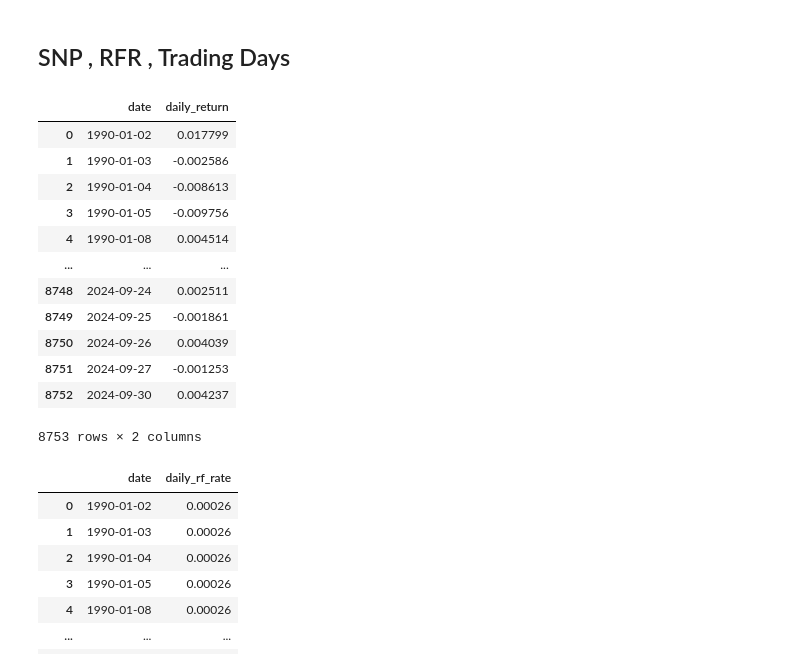
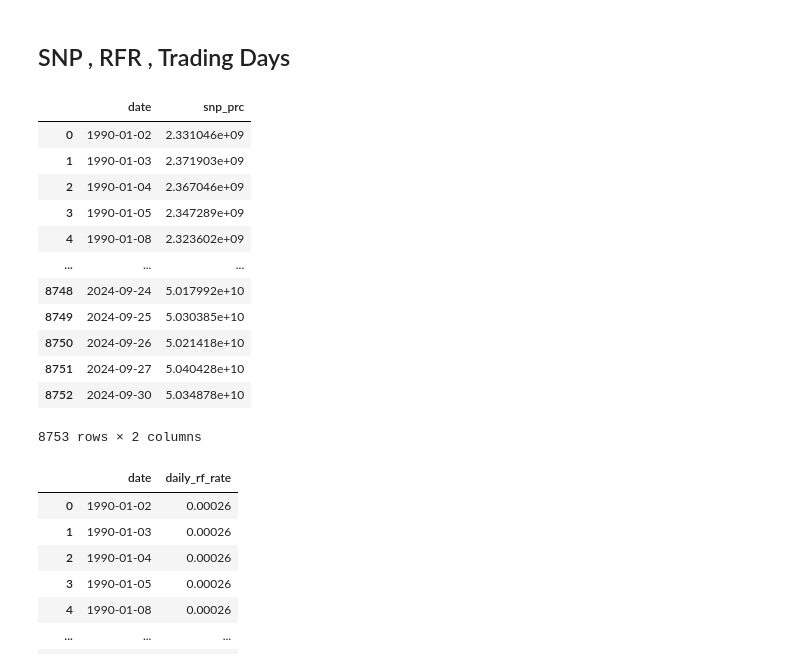
Before and after one commit to veervohra03/CashHedged, a Jupyter notebook: Veer-Base.ipynb, the cells around one changed output. Saved outputs shown, nothing was run; the diff lists cells and outputs as text; code cells hidden in the pictures.

```diff
--- a/Veer-Base.ipynb
+++ b/Veer-Base.ipynb
@@ -20,31 +25,32 @@ query_start_date = '1990-01-01'
 # %%
 sp500_data = conn.raw_sql(f"""
 SELECT
     caldt AS date,
-    sprtrn AS daily_return -- Equal-Weighted Return (includes distributions) (ewretd)
+    usdval AS snp_prc
 FROM
     crspq.dsp500
 WHERE
     caldt >= '{query_start_date}'
 ORDER BY
     caldt;
 """)
+
 sp500_data['date'] = pd.to_datetime(sp500_data['date'])
 
 sp500_data
 # %% [output]
-|  | date | daily_return |
-| 0 | 1990-01-02 | 0.017799 |
-| 1 | 1990-01-03 | -0.002586 |
-| 2 | 1990-01-04 | -0.008613 |
-| 3 | 1990-01-05 | -0.009756 |
-| 4 | 1990-01-08 | 0.004514 |
+|  | date | snp_prc |
+| 0 | 1990-01-02 | 2.331046e+09 |
+| 1 | 1990-01-03 | 2.371903e+09 |
+| 2 | 1990-01-04 | 2.367046e+09 |
+| 3 | 1990-01-05 | 2.347289e+09 |
+| 4 | 1990-01-08 | 2.323602e+09 |
 | ... | ... | ... |
-| 8748 | 2024-09-24 | 0.002511 |
-| 8749 | 2024-09-25 | -0.001861 |
-| 8750 | 2024-09-26 | 0.004039 |
-| 8751 | 2024-09-27 | -0.001253 |
-| 8752 | 2024-09-30 | 0.004237 |
+| 8748 | 2024-09-24 | 5.017992e+10 |
+| 8749 | 2024-09-25 | 5.030385e+10 |
+| 8750 | 2024-09-26 | 5.021418e+10 |
+| 8751 | 2024-09-27 | 5.040428e+10 |
+| 8752 | 2024-09-30 | 5.034878e+10 |
 8753 rows × 2 columns
 # %%
 risk_free_data = conn.raw_sql(f'''
```
Also changed, not shown: parts of 34 cells of this notebook.
